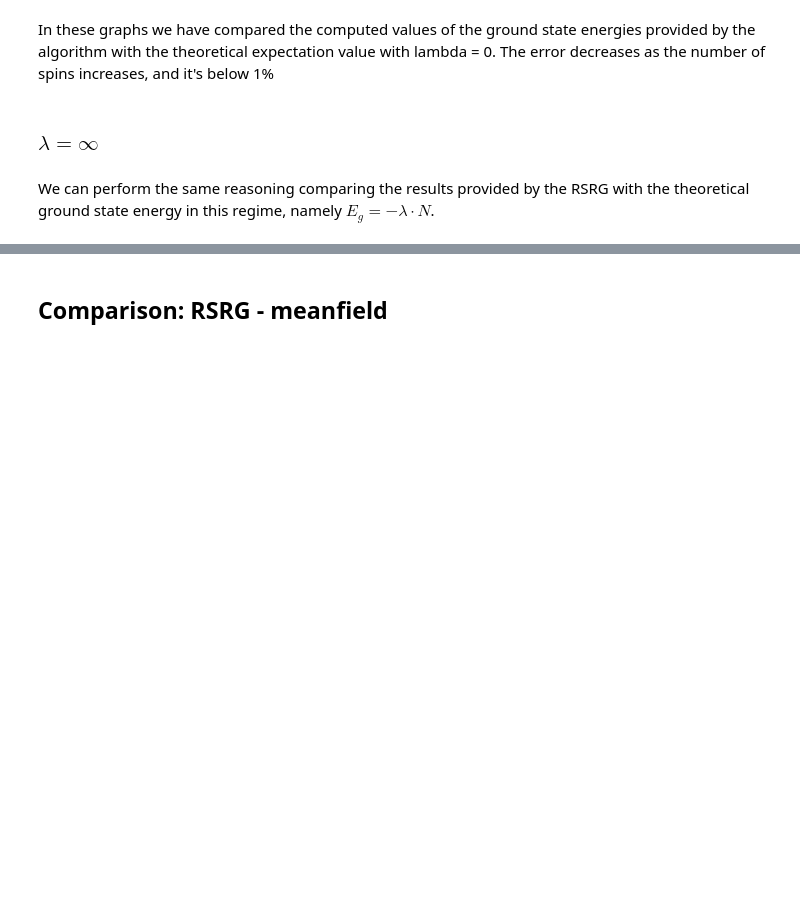
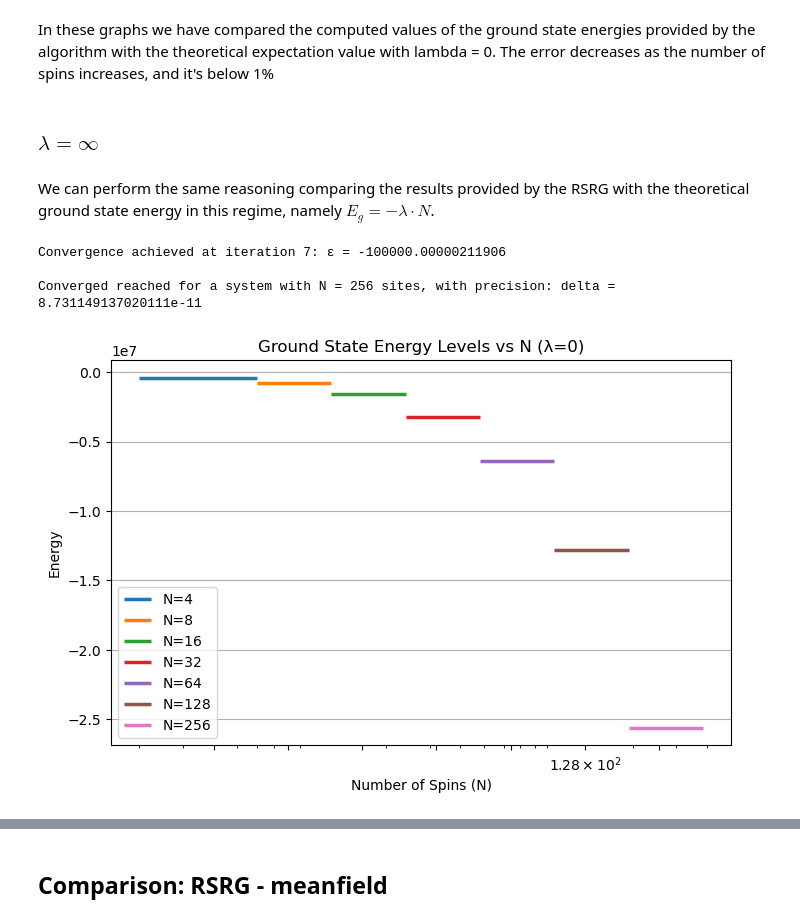
Before and after one commit to sdracia/QIC, a Jupyter notebook: 08_Assignement/analysis.ipynb, the cells around one changed output, grey strips where cells are left out. Saved outputs shown, nothing was run; the diff lists cells and outputs as text; code cells hidden in the pictures; blank space fills up the shorter version.

```diff
--- a/08_Assignement/analysis.ipynb
+++ b/08_Assignement/analysis.ipynb
@@ -87,3 +87,46 @@ In these graphs we have compared the computed values of the ground state energie
 ### $\lambda = \infty$
 # %% [markdown]
 We can perform the same reasoning comparing the results provided by the RSRG with the theoretical ground state energy in this regime, namely $E_g = - \lambda \cdot N$.
+# %%
+import numpy as np
+from scipy.linalg import eigh
+
+import matplotlib.pyplot as plt
+
+import functions as fu
+
+# Parameters
+N = 2
+l = 1e5
+threshold = 1e-10
+max_iter = 15
+d_eff = 2**N
+
+
+normgs_eigval_dict, eigvec, deltas_dim, actual_dim = fu.real_space_rg(N, l, threshold, d_eff, max_iter)
+
+gs_eigval = {N: N * en for N, en in normgs_eigval_dict.items()}
+
+theoretical_eigval = {N: -(l*N) for N in normgs_eigval_dict.keys()}
+
+error_eigval = {N: np.abs((gs_eigval[N] - theoretical_eigval[N])/theoretical_eigval[N]) for N in normgs_eigval_dict.keys()}
+# %% [output]
+Convergence achieved at iteration 7: ε = -100000.00000211906
+
+Converged reached for a system with N = 256 sites, with precision: delta = 8.731149137020111e-11
+# %%
+plt.figure(figsize=(8, 5))
+
+fu.plot_dict_N_GSen(gs_eigval, "hlines")
+
+plt.xscale('log')
+plt.xticks(list(gs_eigval.keys()))   # Set x-axis ticks to be exactly the N values
+# plt.yticks(list(eigenvalues.values()))
+plt.xlabel('Number of Spins (N)')
+plt.ylabel('Energy')
+plt.title(f'Ground State Energy Levels vs N (λ=0)')
+plt.legend(loc='lower left')
+plt.grid(axis='y')
+plt.show()
+# %% [output]
+[figure, added]
```
Also changed, not shown: parts of 13 cells of this notebook, 2 other files.
